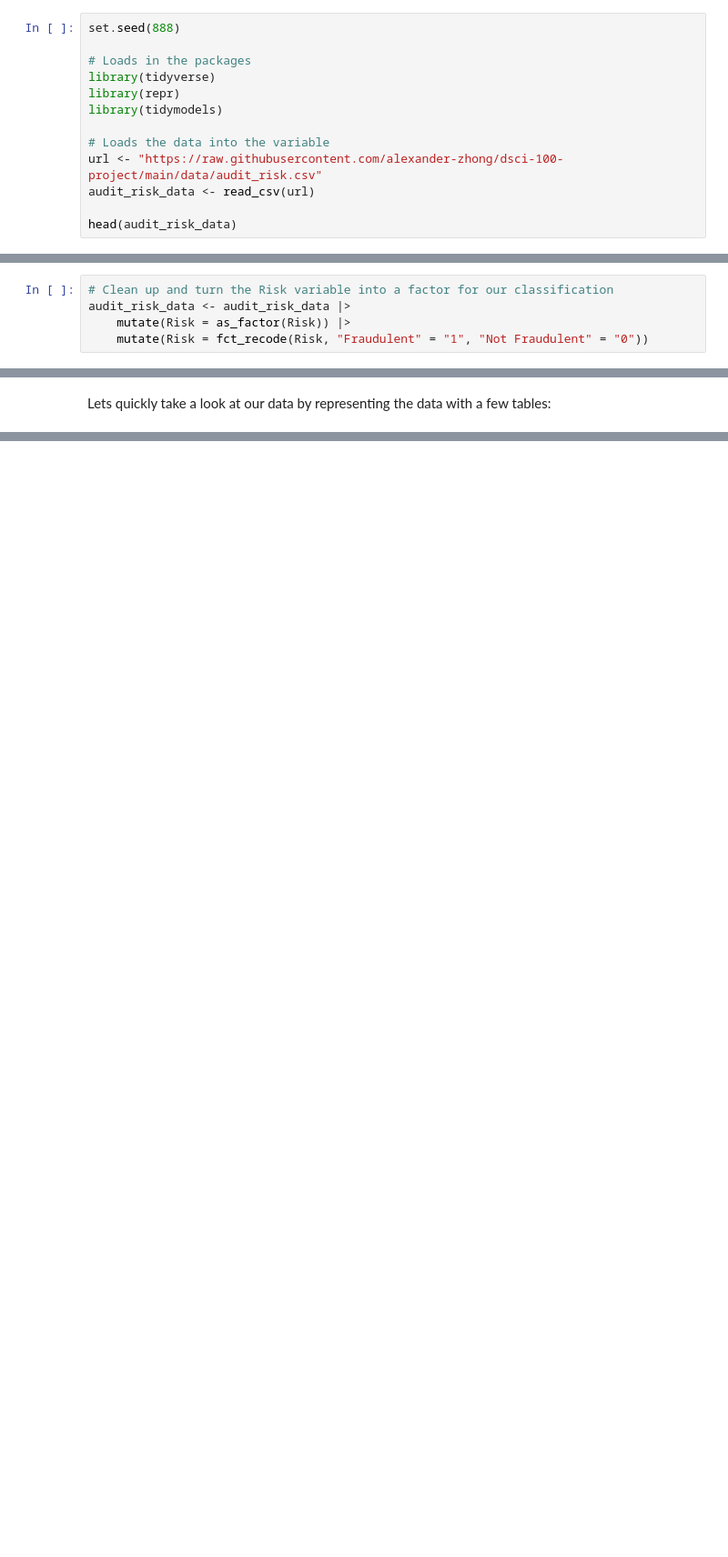
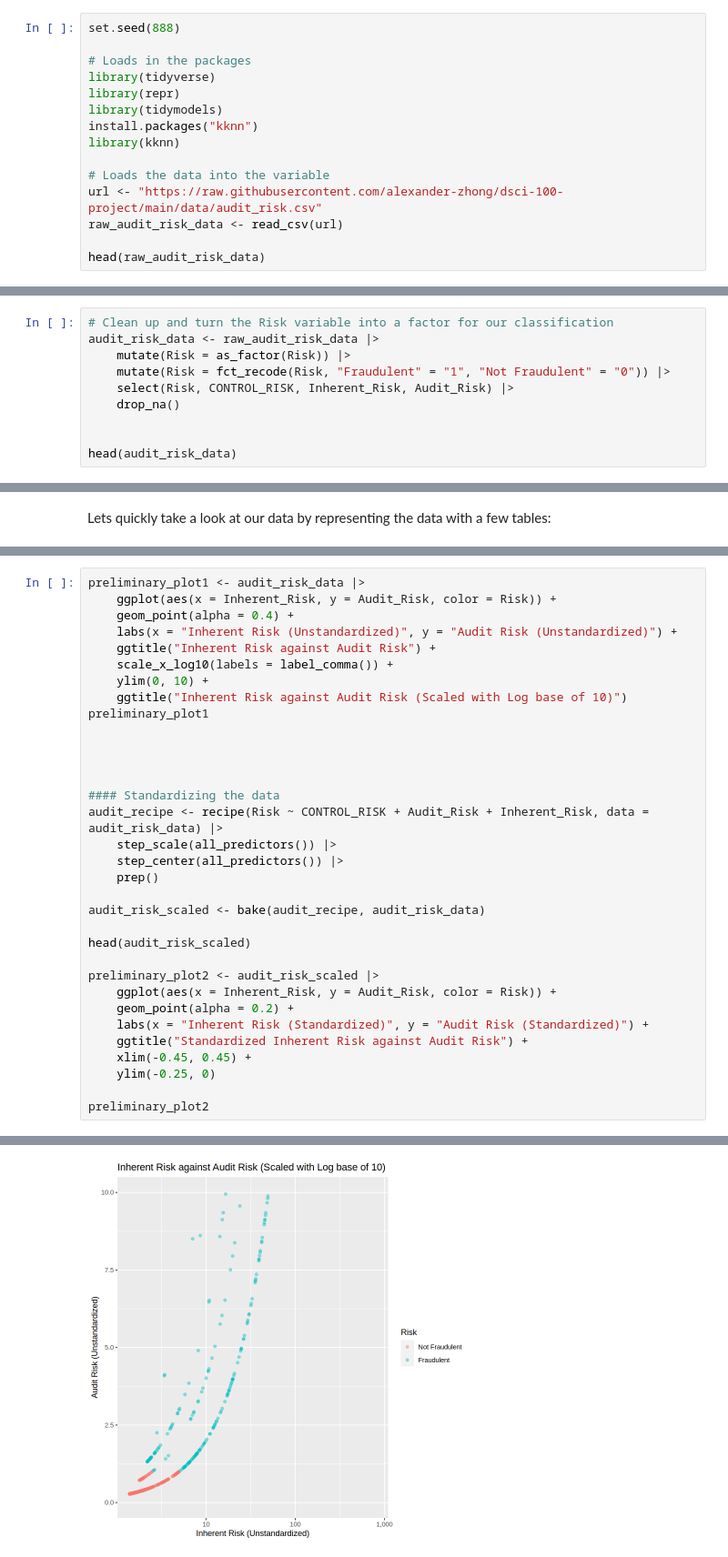
Before and after one commit to alexander-zhong/Fraud-Detection-Classifier, a Jupyter notebook: project.ipynb, the cells around one changed output, grey strips where cells are left out. Shown at 91% size. Saved outputs shown, nothing was run; the diff lists cells and outputs as text; blank space fills up the shorter version.

```diff
--- a/project.ipynb
+++ b/project.ipynb
@@ -20,9 +20,11 @@ set.seed(888)
 library(tidyverse)
 library(repr)
 library(tidymodels)
+install.packages("kknn")
+library(kknn)
 
 # Loads the data into the variable
 url <- "https://raw.githubusercontent.com/alexander-zhong/dsci-100-project/main/data/audit_risk.csv"
-audit_risk_data <- read_csv(url)
+raw_audit_risk_data <- read_csv(url)
 
-head(audit_risk_data)
+head(raw_audit_risk_data)
@@ -32,5 +60,10 @@ the data that needs to be done before using it.
 # %%
 # Clean up and turn the Risk variable into a factor for our classification
-audit_risk_data <- audit_risk_data |>
+audit_risk_data <- raw_audit_risk_data |>
     mutate(Risk = as_factor(Risk)) |>
-    mutate(Risk = fct_recode(Risk, "Fraudulent" = "1", "Not Fraudulent" = "0"))
+    mutate(Risk = fct_recode(Risk, "Fraudulent" = "1", "Not Fraudulent" = "0")) |>
+    select(Risk, CONTROL_RISK, Inherent_Risk, Audit_Risk) |>
+    drop_na()
+
+
+head(audit_risk_data)
@@ -106,0 +109,34 @@ preliminary_plot3
+# %%
+preliminary_plot1 <- audit_risk_data |>
+    ggplot(aes(x = Inherent_Risk, y = Audit_Risk, color = Risk)) +
+    geom_point(alpha = 0.4) +
+    labs(x = "Inherent Risk (Unstandardized)", y = "Audit Risk (Unstandardized)") +
+    ggtitle("Inherent Risk against Audit Risk") +
+    scale_x_log10(labels = label_comma()) +
+    ylim(0, 10) +
+    ggtitle("Inherent Risk against Audit Risk (Scaled with Log base of 10)")
+preliminary_plot1
+
+
+
+
+#### Standardizing the data
+audit_recipe <- recipe(Risk ~ CONTROL_RISK + Audit_Risk + Inherent_Risk, data = audit_risk_data) |>
+    step_scale(all_predictors()) |>
+    step_center(all_predictors()) |>
+    prep()
+
+audit_risk_scaled <- bake(audit_recipe, audit_risk_data)
+
+head(audit_risk_scaled)
+
+preliminary_plot2 <- audit_risk_scaled |>
+    ggplot(aes(x = Inherent_Risk, y = Audit_Risk, color = Risk)) +
+    geom_point(alpha = 0.2) +
+    labs(x = "Inherent Risk (Standardized)", y = "Audit Risk (Standardized)") +
+    ggtitle("Standardized Inherent Risk against Audit Risk") +
+    xlim(-0.45, 0.45) +
+    ylim(-0.25, 0)
+
+preliminary_plot2
+# %% [output]
@@ -106,0 +156 @@ preliminary_plot3
+[figure, added]
```
Also changed, not shown: parts of 25 cells of this notebook.
